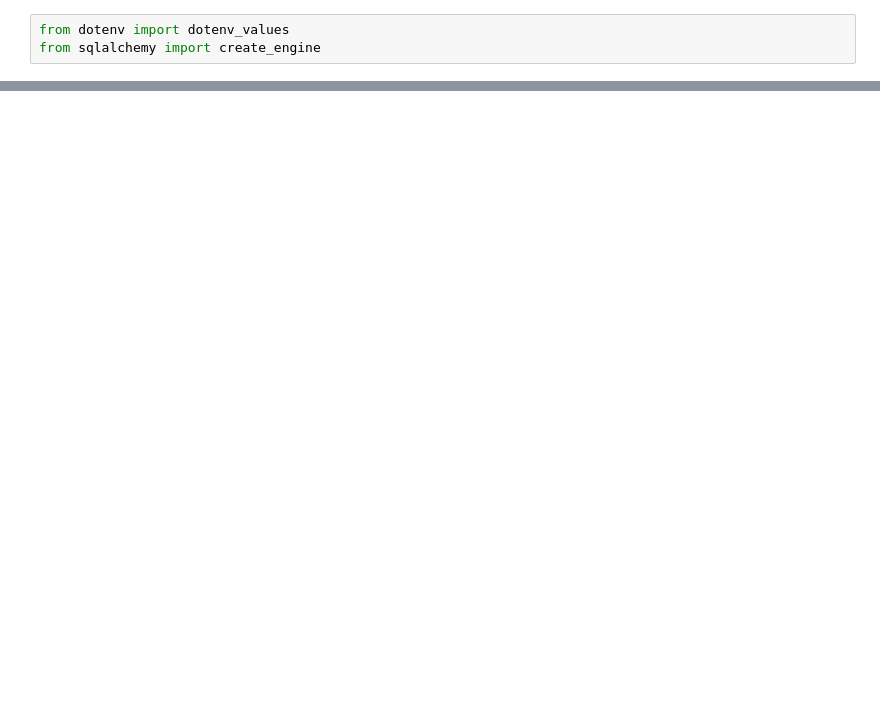
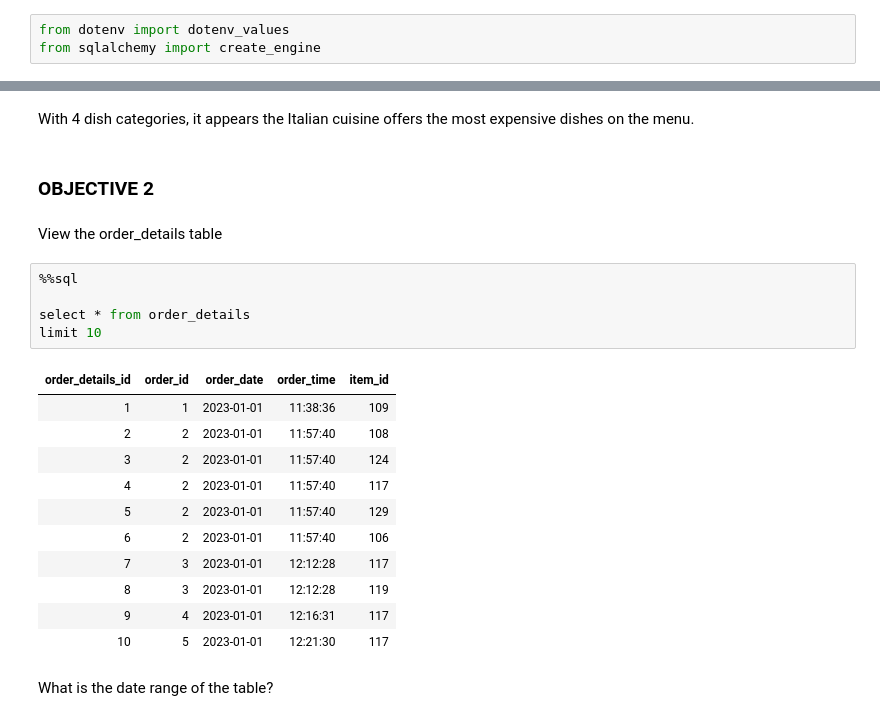
Before and after one commit to adrielmolina/portfolio, a Jupyter notebook: restaurant_order_analysis.ipynb, the cells around one changed output, grey strips where cells are left out. Saved outputs shown, nothing was run; the diff lists cells and outputs as text; blank space fills up the shorter version.

```diff
--- a/restaurant_order_analysis.ipynb
+++ b/restaurant_order_analysis.ipynb
@@ -38,0 +135,25 @@ Truncated to displaylimit of 10.
+# %% [markdown]
+With 4 dish categories, it appears the Italian cuisine offers the most expensive dishes on the menu.
+# %% [markdown]
+### OBJECTIVE 2
+# %% [markdown]
+View the order_details table
+# %%
+%%sql
+
+select * from order_details
+limit 10
+# %% [output]
+| order_details_id | order_id | order_date | order_time | item_id |
+| 1 | 1 | 2023-01-01 | 11:38:36 | 109 |
+| 2 | 2 | 2023-01-01 | 11:57:40 | 108 |
+| 3 | 2 | 2023-01-01 | 11:57:40 | 124 |
+| 4 | 2 | 2023-01-01 | 11:57:40 | 117 |
+| 5 | 2 | 2023-01-01 | 11:57:40 | 129 |
+| 6 | 2 | 2023-01-01 | 11:57:40 | 106 |
+| 7 | 3 | 2023-01-01 | 12:12:28 | 117 |
+| 8 | 3 | 2023-01-01 | 12:12:28 | 119 |
+| 9 | 4 | 2023-01-01 | 12:16:31 | 117 |
+| 10 | 5 | 2023-01-01 | 12:21:30 | 117 |
+# %% [markdown]
+What is the date range of the table?
```
Also changed, not shown: parts of 45 cells of this notebook, 2 other files.
